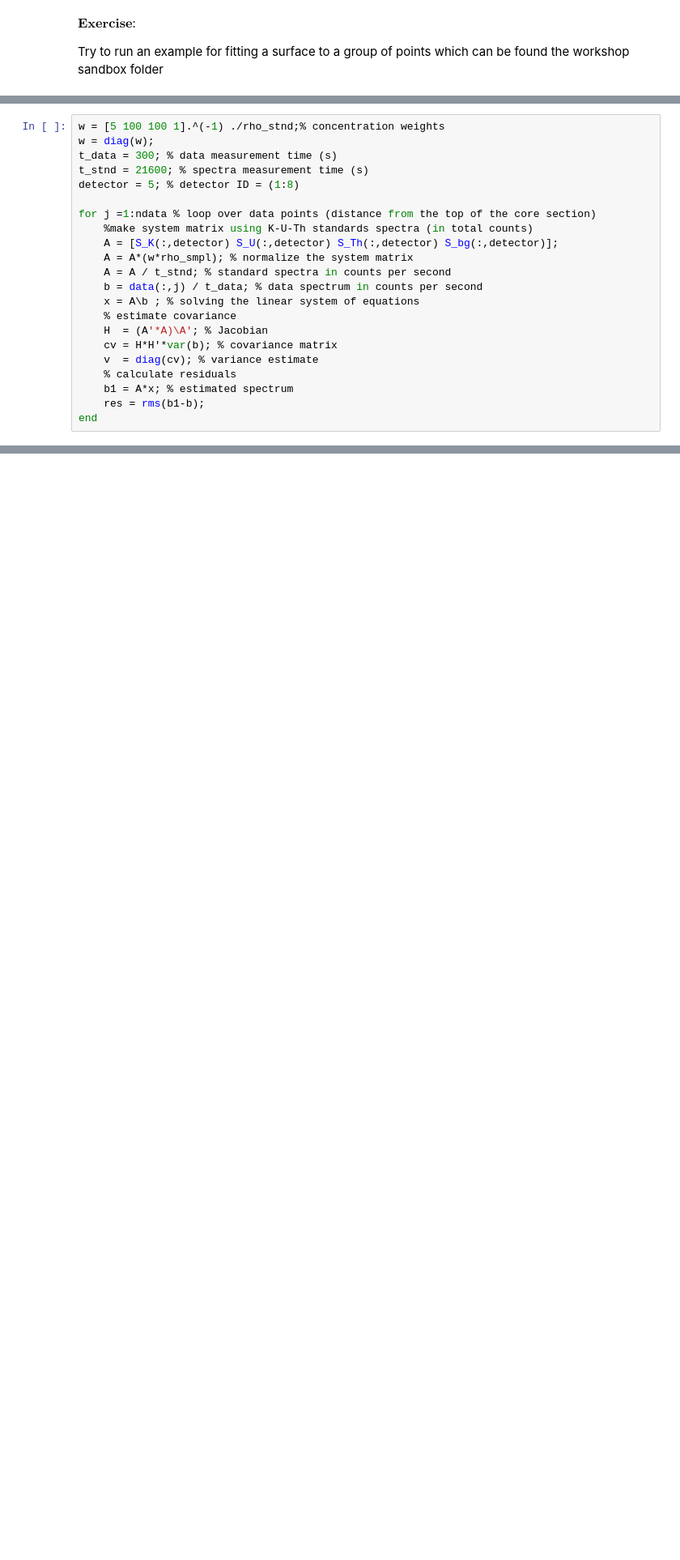
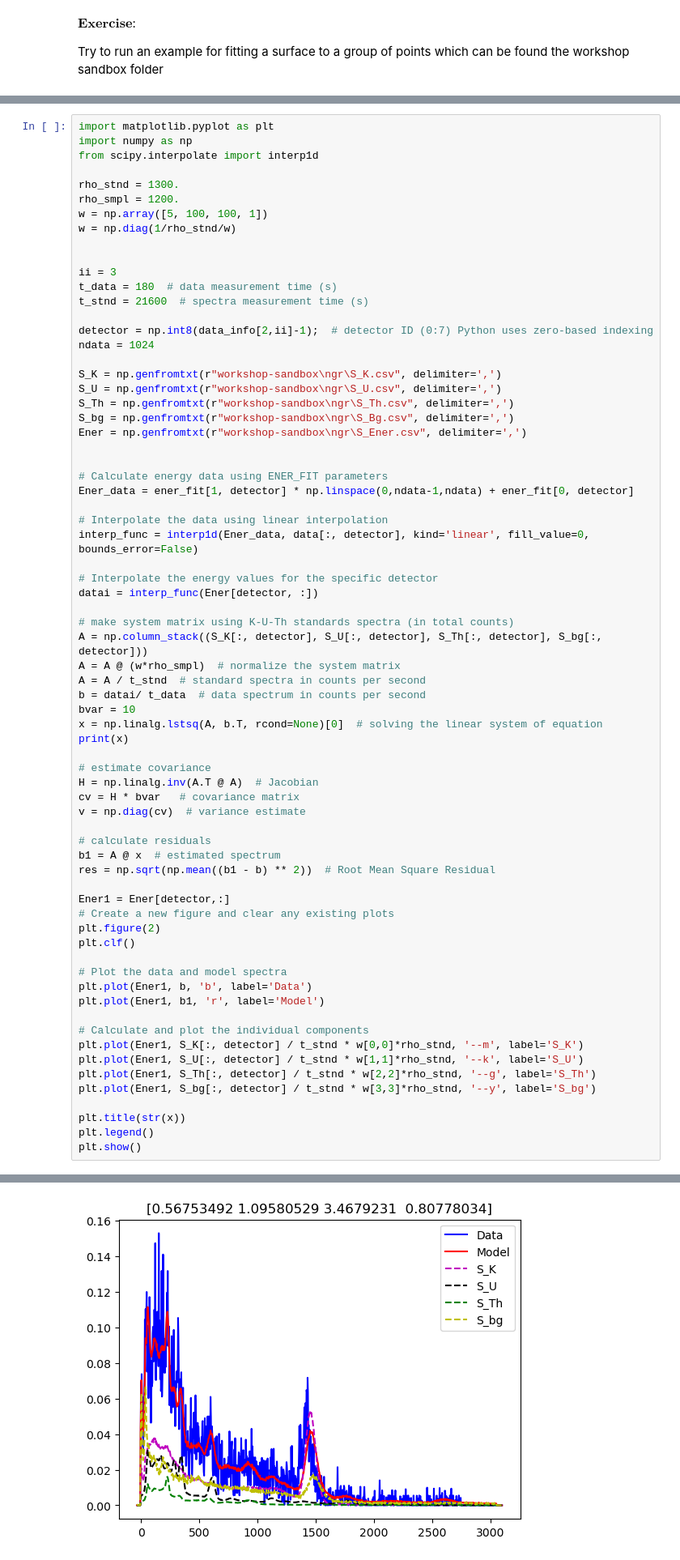
Before and after one commit to 4minakov/practical-data, a Jupyter notebook: Data_Practicals_4_Part2.ipynb, the cells around one changed output, grey strips where cells are left out. Shown at 81% size. Cells and saved outputs as stored; diff of their text form; blank space fills up the shorter version.

```diff
--- a/Data_Practicals_4_Part2.ipynb
+++ b/Data_Practicals_4_Part2.ipynb
@@ -144,23 +232,71 @@ Below is a Matlab code that illustrating the least squares method to calculate t
 # %%
-w = [5 100 100 1].^(-1) ./rho_stnd;% concentration weights
-w = diag(w);
-t_data = 300; % data measurement time (s)
-t_stnd = 21600; % spectra measurement time (s)
-detector = 5; % detector ID = (1:8)
+import matplotlib.pyplot as plt
+import numpy as np
+from scipy.interpolate import interp1d
 
-for j =1:ndata % loop over data points (distance from the top of the core section)
-    %make system matrix using K-U-Th standards spectra (in total counts)
-    A = [S_K(:,detector) S_U(:,detector) S_Th(:,detector) S_bg(:,detector)];
-    A = A*(w*rho_smpl); % normalize the system matrix
-    A = A / t_stnd; % standard spectra in counts per second
-    b = data(:,j) / t_data; % data spectrum in counts per second
-    x = A\b ; % solving the linear system of equations
-    % estimate covariance
-    H  = (A'*A)\A'; % Jacobian
-    cv = H*H'*var(b); % covariance matrix
-    v  = diag(cv); % variance estimate
-    % calculate residuals
-    b1 = A*x; % estimated spectrum
-    res = rms(b1-b);
-end
+rho_stnd = 1300.
+rho_smpl = 1200.
+w = np.array([5, 100, 100, 1])
+w = np.diag(1/rho_stnd/w)
+
+
+ii = 3
+t_data = 180  # data measurement time (s)
+t_stnd = 21600  # spectra measurement time (s)
+
+detector = np.int8(data_info[2,ii]-1);  # detector ID (0:7) Python uses zero-based indexing
+ndata = 1024
+
+S_K = np.genfromtxt(r"workshop-sandbox\ngr\S_K.csv", delimiter=',')
+S_U = np.genfromtxt(r"workshop-sandbox\ngr\S_U.csv", delimiter=',')
+S_Th = np.genfromtxt(r"workshop-sandbox\ngr\S_Th.csv", delimiter=',')
+S_bg = np.genfromtxt(r"workshop-sandbox\ngr\S_Bg.csv", delimiter=',')
+Ener = np.genfromtxt(r"workshop-sandbox\ngr\S_Ener.csv", delimiter=',')
+
+
+# Calculate energy data using ENER_FIT parameters
+Ener_data = ener_fit[1, detector] * np.linspace(0,ndata-1,ndata) + ener_fit[0, detector]
+
+# Interpolate the data using linear interpolation
+interp_func = interp1d(Ener_data, data[:, detector], kind='linear', fill_value=0, bounds_error=False)
+
+# Interpolate the energy values for the specific detector
+datai = interp_func(Ener[detector, :])
+
+# make system matrix using K-U-Th standards spectra (in total counts)
+A = np.column_stack((S_K[:, detector], S_U[:, detector], S_Th[:, detector], S_bg[:, detector]))
+A = A @ (w*rho_smpl)  # normalize the system matrix
+A = A / t_stnd  # standard spectra in counts per second
+b = datai/ t_data  # data spectrum in counts per second
+bvar = 10
+x = np.linalg.lstsq(A, b.T, rcond=None)[0]  # solving the linear system of equation
+print(x)
+
+# estimate covariance
+H = np.linalg.inv(A.T @ A)  # Jacobian
+cv = H * bvar   # covariance matrix
+v = np.diag(cv)  # variance estimate
+
+# calculate residuals
+b1 = A @ x  # estimated spectrum
+res = np.sqrt(np.mean((b1 - b) ** 2))  # Root Mean Square Residual
+
+Ener1 = Ener[detector,:]
+# Create a new figure and clear any existing plots
+plt.figure(2)
+plt.clf()
+
+# Plot the data and model spectra
+plt.plot(Ener1, b, 'b', label='Data')
+plt.plot(Ener1, b1, 'r', label='Model')
+
+# Calculate and plot the individual components
+plt.plot(Ener1, S_K[:, detector] / t_stnd * w[0,0]*rho_stnd, '--m', label='S_K')
+plt.plot(Ener1, S_U[:, detector] / t_stnd * w[1,1]*rho_stnd, '--k', label='S_U')
+plt.plot(Ener1, S_Th[:, detector] / t_stnd * w[2,2]*rho_stnd, '--g', label='S_Th')
+plt.plot(Ener1, S_bg[:, detector] / t_stnd * w[3,3]*rho_stnd, '--y', label='S_bg')
+
+plt.title(str(x))
+plt.legend()
+plt.show()
 # %% [output]
@@ -167,0 +304 @@ SyntaxError: invalid syntax (3586720360.py, line 1)
+[figure, added]
```
Also changed, not shown: parts of 3 cells of this notebook.
